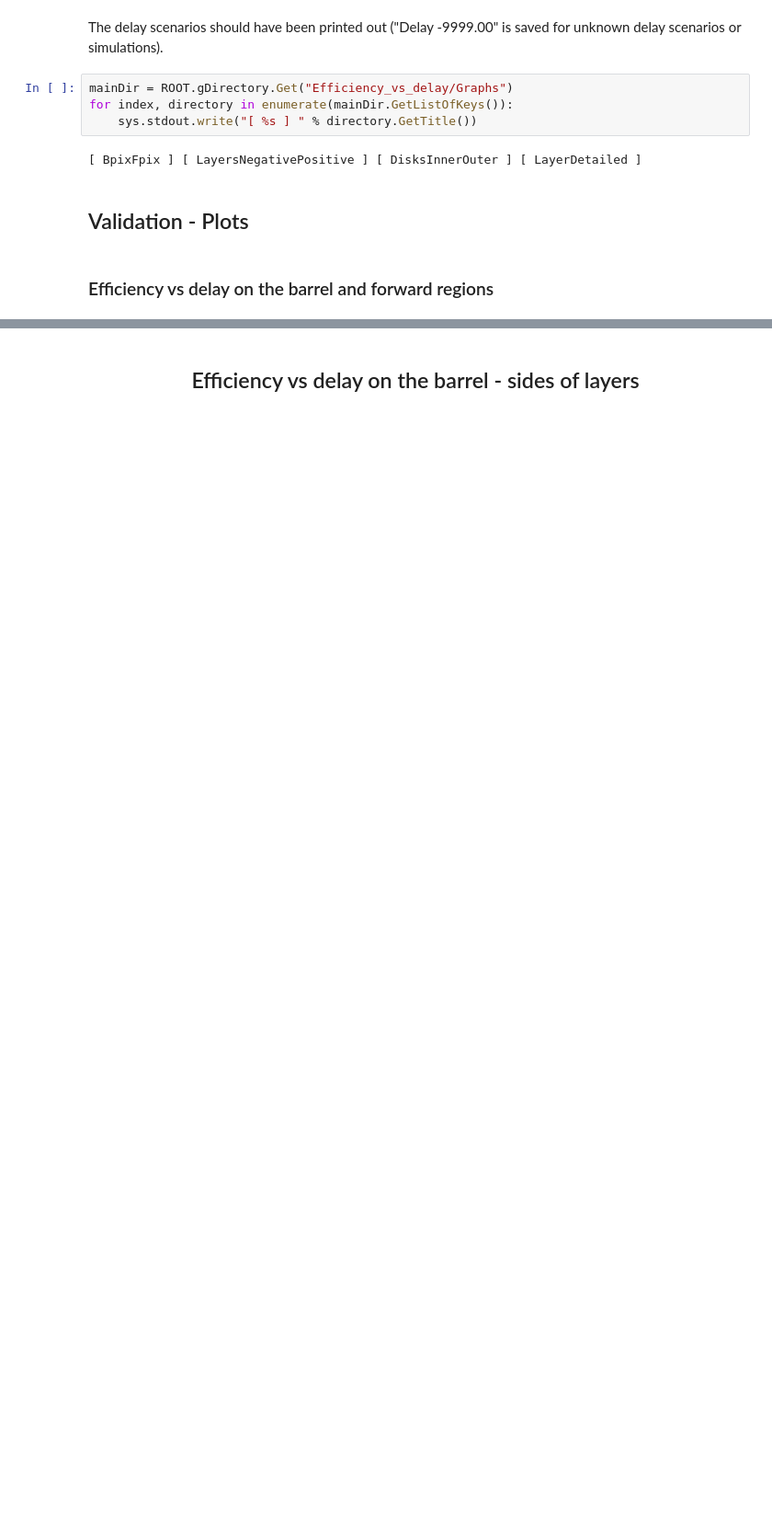
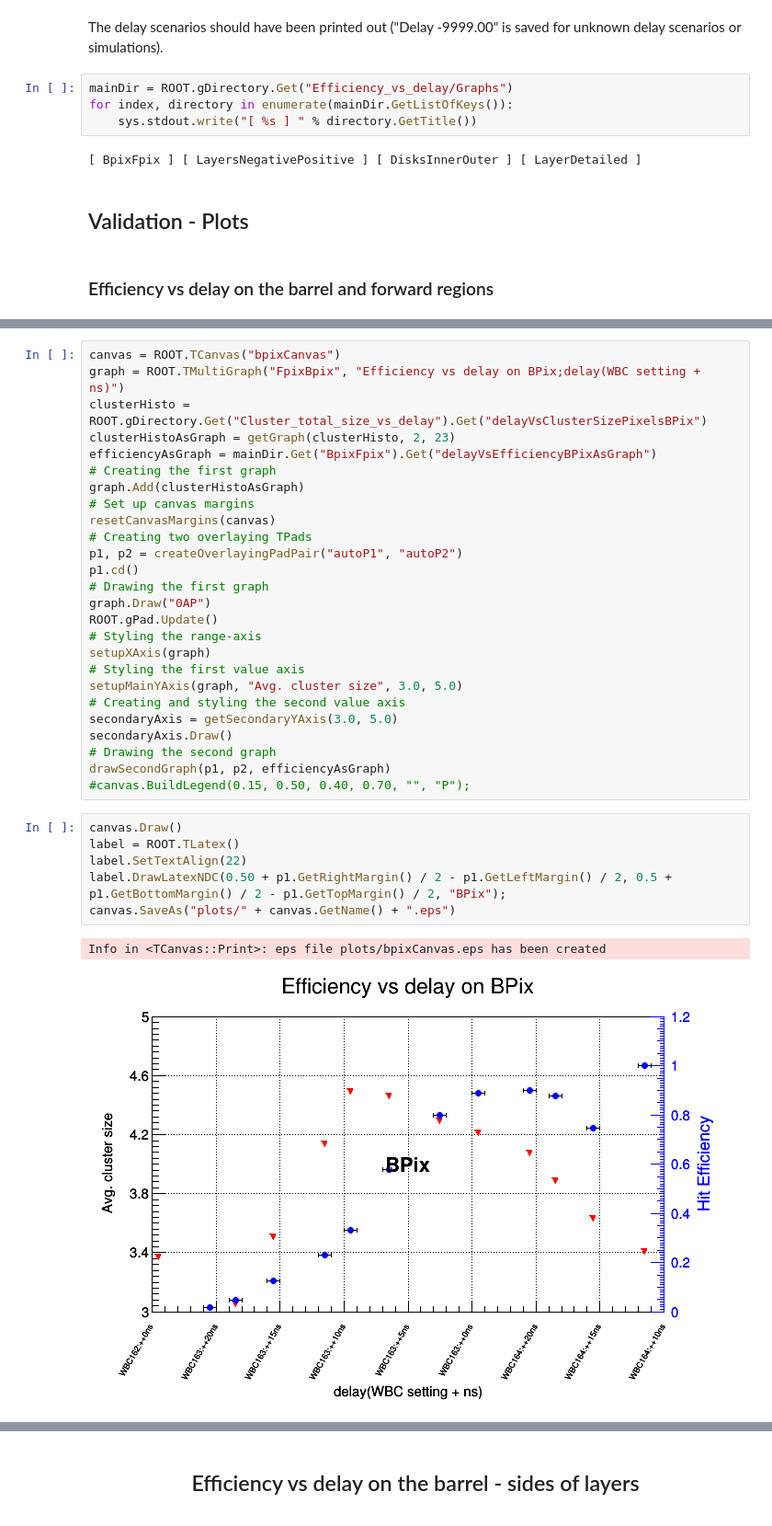
Before and after one commit to hunyadix/PhaseIEfficiencyPlotter, a Jupyter notebook: ipynb/Delay Scan Plots - First Collisions.ipynb, the cells around one changed output, grey strips where cells are left out. Shown at 92% size. Cells and saved outputs as stored; diff of their text form; blank space fills up the shorter version.

Commit message:
Update delay scan plots

```diff
--- a/ipynb/Delay Scan Plots - First Collisions.ipynb
+++ b/ipynb/Delay Scan Plots - First Collisions.ipynb
@@ -67,0 +174,35 @@ canvas.Draw()
+# %%
+canvas = ROOT.TCanvas("bpixCanvas")
+graph = ROOT.TMultiGraph("FpixBpix", "Efficiency vs delay on BPix;delay(WBC setting + ns)")
+clusterHisto = ROOT.gDirectory.Get("Cluster_total_size_vs_delay").Get("delayVsClusterSizePixelsBPix")
+clusterHistoAsGraph = getGraph(clusterHisto, 2, 23)
+efficiencyAsGraph = mainDir.Get("BpixFpix").Get("delayVsEfficiencyBPixAsGraph")
+# Creating the first graph
+graph.Add(clusterHistoAsGraph)
+# Set up canvas margins
+resetCanvasMargins(canvas)
+# Creating two overlaying TPads
+p1, p2 = createOverlayingPadPair("autoP1", "autoP2")
+p1.cd()
+# Drawing the first graph
+graph.Draw("0AP")
+ROOT.gPad.Update()
+# Styling the range-axis
+setupXAxis(graph)
+# Styling the first value axis
+setupMainYAxis(graph, "Avg. cluster size", 3.0, 5.0)
+# Creating and styling the second value axis
+secondaryAxis = getSecondaryYAxis(3.0, 5.0)
+secondaryAxis.Draw()
+# Drawing the second graph
+drawSecondGraph(p1, p2, efficiencyAsGraph)
+#canvas.BuildLegend(0.15, 0.50, 0.40, 0.70, "", "P");
+# %%
+canvas.Draw()
+label = ROOT.TLatex()
+label.SetTextAlign(22)
+label.DrawLatexNDC(0.50 + p1.GetRightMargin() / 2 - p1.GetLeftMargin() / 2, 0.5 + p1.GetBottomMargin() / 2 - p1.GetTopMargin() / 2, "BPix");
+canvas.SaveAs("plots/" + canvas.GetName() + ".eps")
+# %% [output]
+Info in <TCanvas::Print>: eps file plots/bpixCanvas.eps has been created
+[figure, added]
```
Also changed, not shown: parts of 43 cells of this notebook, 10 other files.
